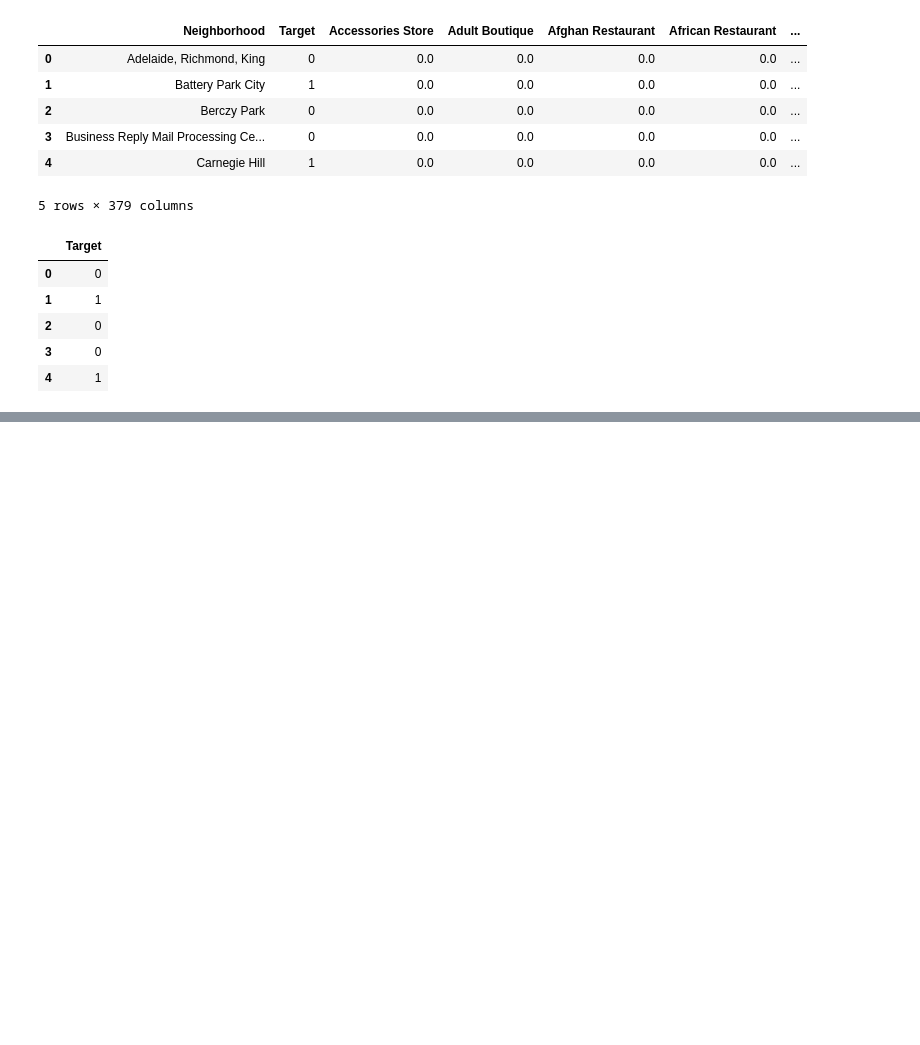
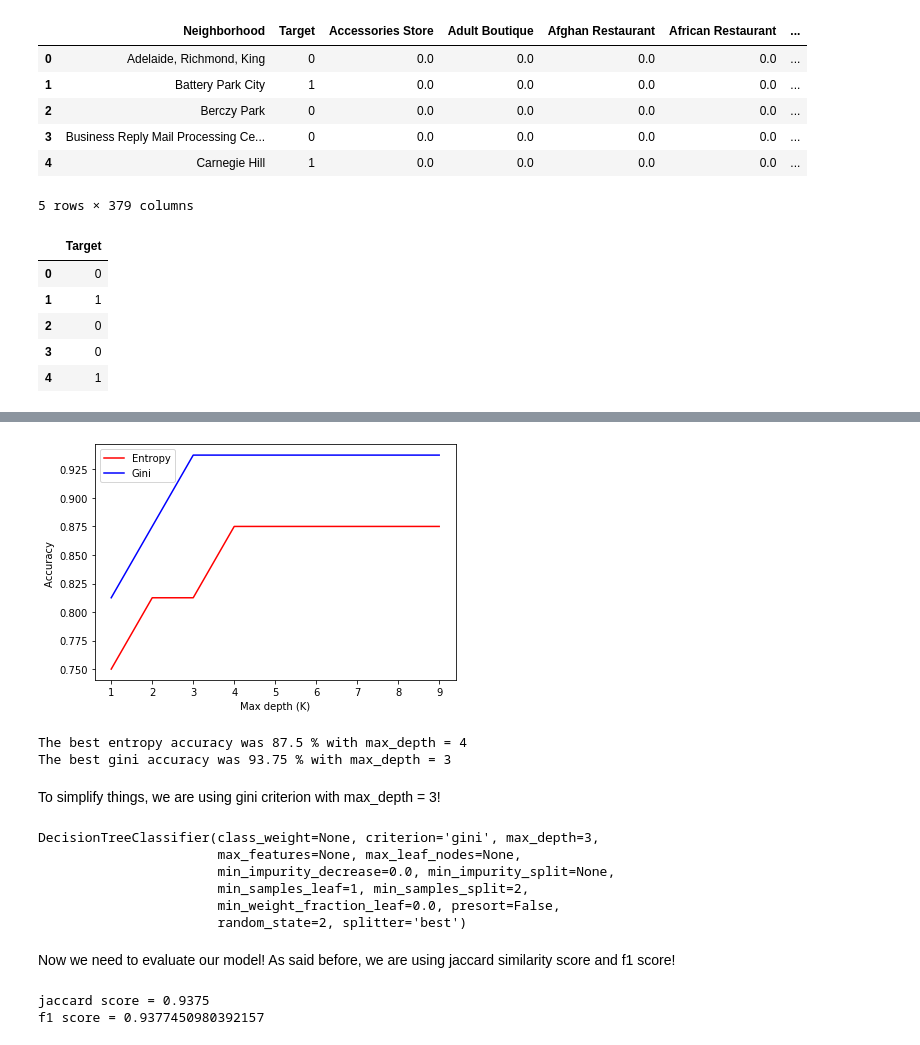
Before and after one commit to lucaspcarlini/Capstone-Repository, a Jupyter notebook: capstone.ipynb, the cells around one changed output, grey strips where cells are left out. Saved outputs shown, nothing was run; the diff lists cells and outputs as text; code cells hidden in the pictures; blank space fills up the shorter version.

```diff
--- a/capstone.ipynb
+++ b/capstone.ipynb
@@ -758,0 +869,39 @@ neighborhoods.drop(['Neighborhood','Target'], axis=1, inplace=True)
+# %%
+accuracy_entropy = []
+for k in range(1,10):
+    DecTree = DecisionTreeClassifier(criterion="entropy", max_depth = k, random_state = 2).fit(X_train,y_train)
+    accuracy_entropy.append(DecTree.score(X_test,y_test))
+
+accuracy_gini = []
+for k in range(1,10):
+    DecTree = DecisionTreeClassifier(criterion="gini", max_depth = k, random_state = 2).fit(X_train,y_train)
+    accuracy_gini.append(DecTree.score(X_test,y_test))
+# %%
+plt.plot(range(1,10),accuracy_entropy, 'r')
+plt.plot(range(1,10),accuracy_gini, 'b')
+plt.ylabel('Accuracy ')
+plt.xlabel('Max depth (K)')
+plt.tight_layout()
+plt.legend(('Entropy','Gini'))
+plt.show()
+
+print( "The best entropy accuracy was", np.array(accuracy_entropy).max()*100, "% with max_depth =",  np.array(accuracy_entropy).argmax()+1)
+print( "The best gini accuracy was", np.array(accuracy_gini).max()*100, "% with max_depth =",  np.array(accuracy_gini).argmax()+1)
+# %% [output]
+[figure, added]
+The best entropy accuracy was 87.5 % with max_depth = 4
+The best gini accuracy was 93.75 % with max_depth = 3
+# %% [markdown]
+To simplify things, we are using gini criterion with max_depth = 3!
+# %%
+DecTree = DecisionTreeClassifier(criterion="gini", max_depth = 3, random_state=2)
+DecTree.fit(X_train,y_train)
+# %% [output]
+DecisionTreeClassifier(class_weight=None, criterion='gini', max_depth=3,
+                       max_features=None, max_leaf_nodes=None,
+                       min_impurity_decrease=0.0, min_impurity_split=None,
+                       min_samples_leaf=1, min_samples_split=2,
+                       min_weight_fraction_leaf=0.0, presort=False,
+                       random_state=2, splitter='best')
+# %% [markdown]
+Now we need to evaluate our model! As said before, we are using jaccard similarity score and f1 score!
@@ -758,0 +911,7 @@ neighborhoods.drop(['Neighborhood','Target'], axis=1, inplace=True)
+# %%
+pred_tree = DecTree.predict(X_test)
+print('jaccard score =',jaccard_similarity_score(y_test, pred_tree))
+print('f1 score =',f1_score(y_test, pred_tree, average='weighted'))
+# %% [output]
+jaccard score = 0.9375
+f1 score = 0.9377450980392157
```
Also changed, not shown: parts of 24 cells of this notebook.
